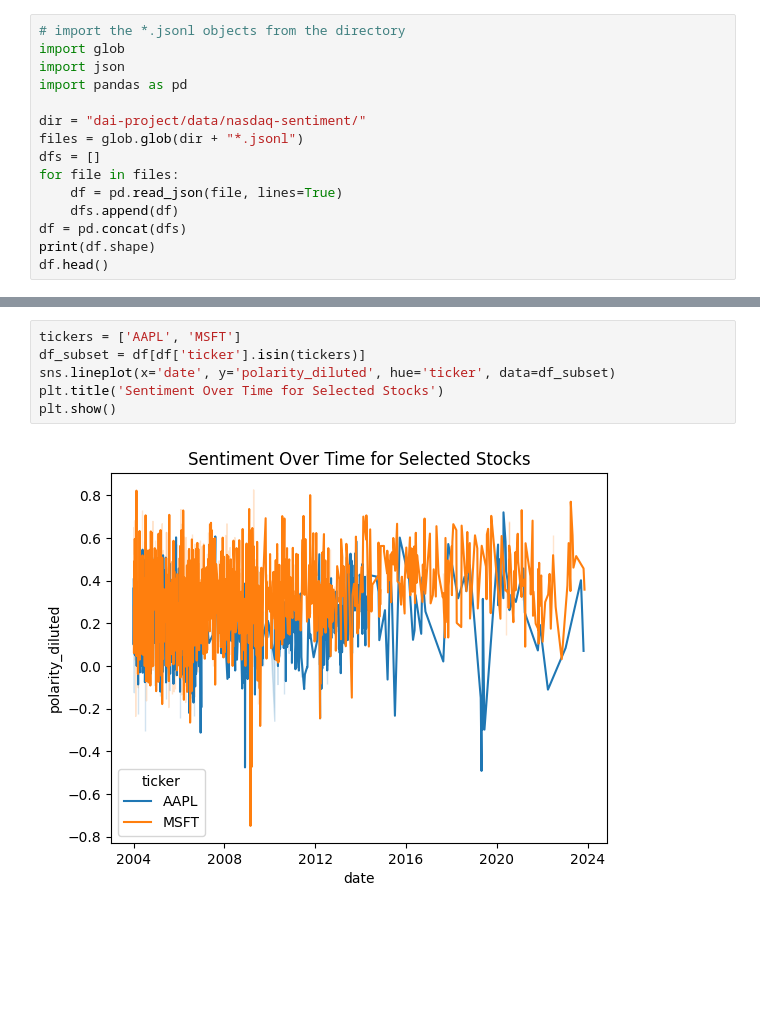
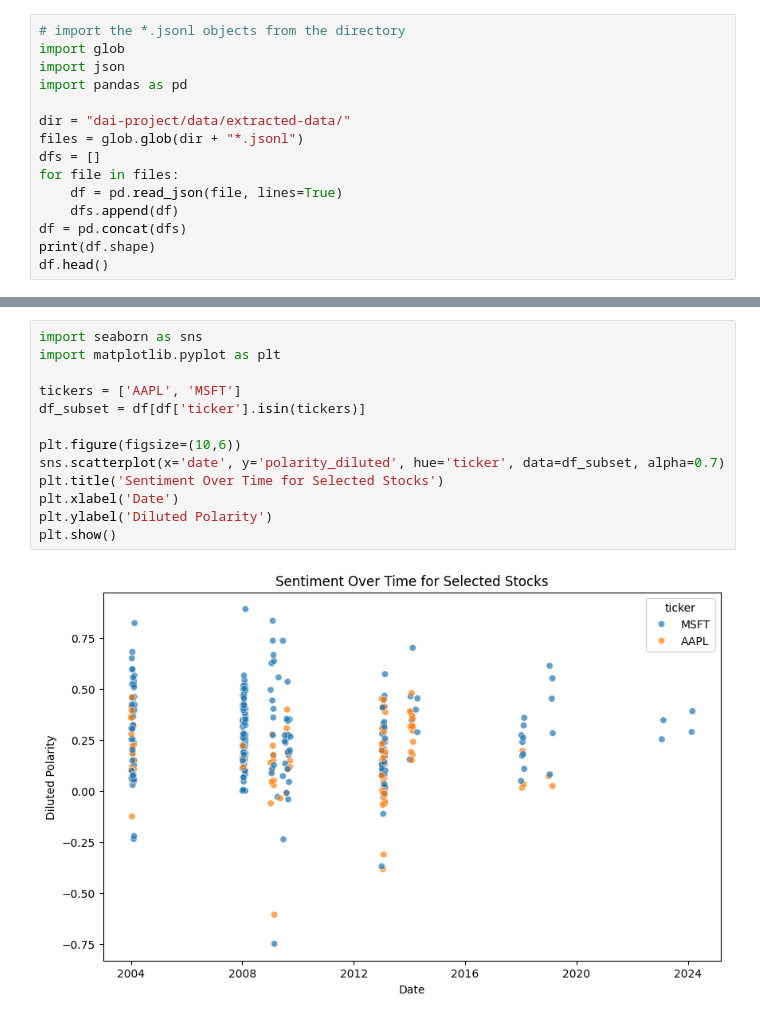
Before and after one commit to hmezer/dai-project, a Jupyter notebook: explanatory_data_analysis.ipynb, the cells around one changed output, grey strips where cells are left out. Cells and saved outputs as stored; diff of their text form; blank space fills up the shorter version.

```diff
--- a/explanatory_data_analysis.ipynb
+++ b/explanatory_data_analysis.ipynb
@@ -37,7 +37,7 @@ import glob
 import json
 import pandas as pd
 
-dir = "dai-project/data/nasdaq-sentiment/"
+dir = "dai-project/data/extracted-data/"
 files = glob.glob(dir + "*.jsonl")
 dfs = []
 for file in files:
@@ -101,8 +111,15 @@ plt.show()
 # %%
+import seaborn as sns
+import matplotlib.pyplot as plt
+
 tickers = ['AAPL', 'MSFT']
 df_subset = df[df['ticker'].isin(tickers)]
-sns.lineplot(x='date', y='polarity_diluted', hue='ticker', data=df_subset)
+
+plt.figure(figsize=(10,6))
+sns.scatterplot(x='date', y='polarity_diluted', hue='ticker', data=df_subset, alpha=0.7)
 plt.title('Sentiment Over Time for Selected Stocks')
+plt.xlabel('Date')
+plt.ylabel('Diluted Polarity')
 plt.show()
 # %% [output]
-[figure, old version]
+[figure, new version]
```
Also changed, not shown: parts of 7 cells of this notebook.
